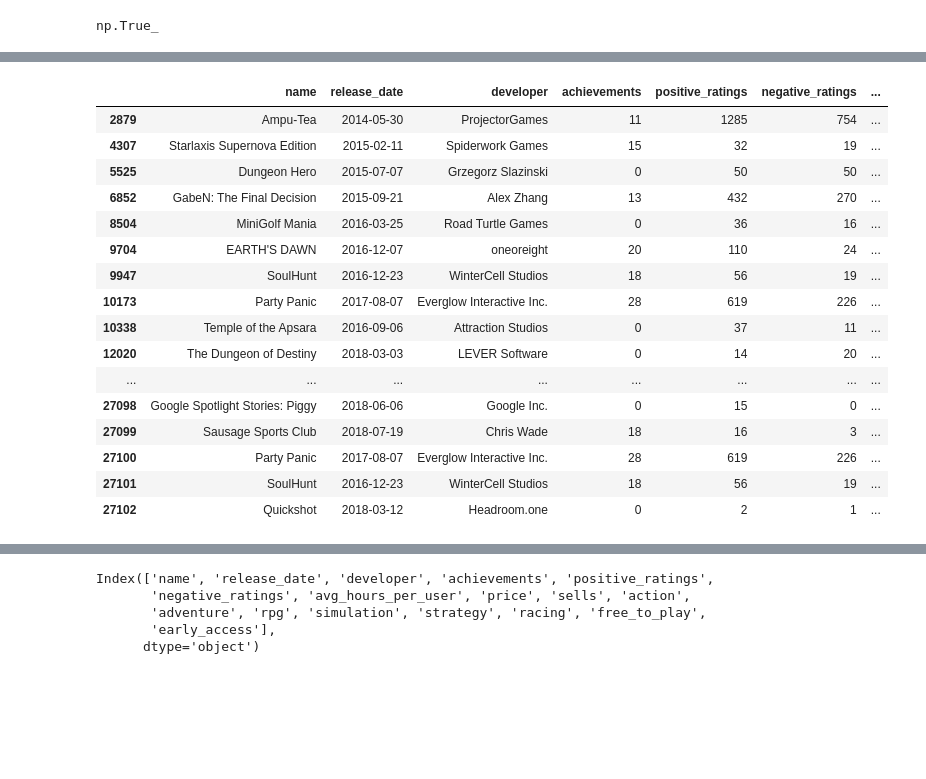
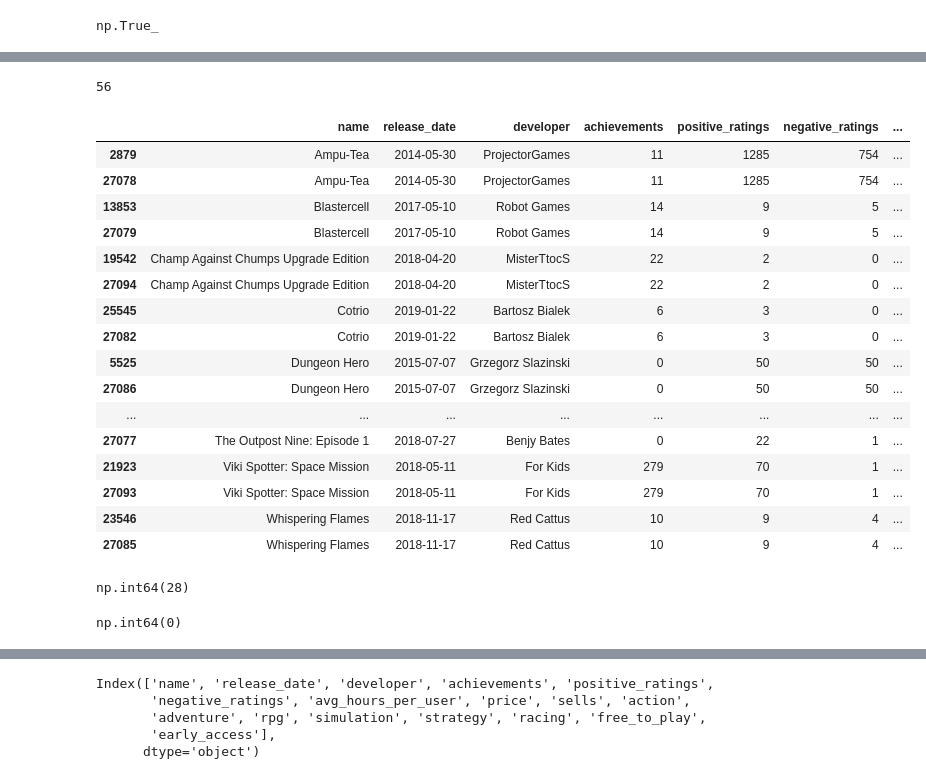
Before and after one commit to techcanto/Ejercicio-de-ciencia-de-datos, a Jupyter notebook: Cliente2/proyectoCliente2.ipynb, the cells around one changed output, grey strips where cells are left out. Drawn from its saved outputs; the diff is of its cells as text; code cells hidden in the pictures; blank space fills up the shorter version.

Commit message:
remove duplicate data

```diff
--- a/Cliente2/proyectoCliente2.ipynb
+++ b/Cliente2/proyectoCliente2.ipynb
@@ -95,20 +112,28 @@ filas_duplicadas = df[df.duplicated(keep=False)]
-# %%
-filas_duplicadas
-# %% [output]
-|  | name | release_date | developer | achievements | positive_ratings | negative_ratings | ... |
-| 2879 | Ampu-Tea | 2014-05-30 | ProjectorGames | 11 | 1285 | 754 | ... |
-| 4307 | Starlaxis Supernova Edition | 2015-02-11 | Spiderwork Games | 15 | 32 | 19 | ... |
-| 5525 | Dungeon Hero | 2015-07-07 | Grzegorz Slazinski | 0 | 50 | 50 | ... |
-| 6852 | GabeN: The Final Decision | 2015-09-21 | Alex Zhang | 13 | 432 | 270 | ... |
-| 8504 | MiniGolf Mania | 2016-03-25 | Road Turtle Games | 0 | 36 | 16 | ... |
-| 9704 | EARTH'S DAWN | 2016-12-07 | oneoreight | 20 | 110 | 24 | ... |
-| 9947 | SoulHunt | 2016-12-23 | WinterCell Studios | 18 | 56 | 19 | ... |
-| 10173 | Party Panic | 2017-08-07 | Everglow Interactive Inc. | 28 | 619 | 226 | ... |
-| 10338 | Temple of the Apsara | 2016-09-06 | Attraction Studios | 0 | 37 | 11 | ... |
-| 12020 | The Dungeon of Destiny | 2018-03-03 | LEVER Software | 0 | 14 | 20 | ... |
-| ... | ... | ... | ... | ... | ... | ... | ... |
-| 27098 | Google Spotlight Stories: Piggy | 2018-06-06 | Google Inc. | 0 | 15 | 0 | ... |
-| 27099 | Sausage Sports Club | 2018-07-19 | Chris Wade | 18 | 16 | 3 | ... |
-| 27100 | Party Panic | 2017-08-07 | Everglow Interactive Inc. | 28 | 619 | 226 | ... |
-| 27101 | SoulHunt | 2016-12-23 | WinterCell Studios | 18 | 56 | 19 | ... |
-| 27102 | Quickshot | 2018-03-12 | Headroom.one | 0 | 2 | 1 | ... |
+# %%
+filas_duplicadas.shape[0] # El número de filas involucradas en el duplicado
+# %% [output]
+56
+# %%
+filas_duplicadas.sort_values(by=df.columns.tolist())
+# %% [output]
+|  | name | release_date | developer | achievements | positive_ratings | negative_ratings | ... |
+| 2879 | Ampu-Tea | 2014-05-30 | ProjectorGames | 11 | 1285 | 754 | ... |
+| 27078 | Ampu-Tea | 2014-05-30 | ProjectorGames | 11 | 1285 | 754 | ... |
+| 13853 | Blastercell | 2017-05-10 | Robot Games | 14 | 9 | 5 | ... |
+| 27079 | Blastercell | 2017-05-10 | Robot Games | 14 | 9 | 5 | ... |
+| 19542 | Champ Against Chumps Upgrade Edition | 2018-04-20 | MisterTtocS | 22 | 2 | 0 | ... |
+| 27094 | Champ Against Chumps Upgrade Edition | 2018-04-20 | MisterTtocS | 22 | 2 | 0 | ... |
+| 25545 | Cotrio | 2019-01-22 | Bartosz Bialek | 6 | 3 | 0 | ... |
+| 27082 | Cotrio | 2019-01-22 | Bartosz Bialek | 6 | 3 | 0 | ... |
+| 5525 | Dungeon Hero | 2015-07-07 | Grzegorz Slazinski | 0 | 50 | 50 | ... |
+| 27086 | Dungeon Hero | 2015-07-07 | Grzegorz Slazinski | 0 | 50 | 50 | ... |
+| ... | ... | ... | ... | ... | ... | ... | ... |
+| 27077 | The Outpost Nine: Episode 1 | 2018-07-27 | Benjy Bates | 0 | 22 | 1 | ... |
+| 21923 | Viki Spotter: Space Mission | 2018-05-11 | For Kids | 279 | 70 | 1 | ... |
+| 27093 | Viki Spotter: Space Mission | 2018-05-11 | For Kids | 279 | 70 | 1 | ... |
+| 23546 | Whispering Flames | 2018-11-17 | Red Cattus | 10 | 9 | 4 | ... |
+| 27085 | Whispering Flames | 2018-11-17 | Red Cattus | 10 | 9 | 4 | ... |
+# %%
+df.duplicated().sum()
+# %% [output]
+np.int64(28)
@@ -115,3 +142,7 @@ filas_duplicadas
+# %%
+df.duplicated().sum()
+# %% [output]
+np.int64(0)
 # %%
 df.duplicated().unique()
 # %% [output]
```
Also changed, not shown: parts of 10 cells of this notebook.
